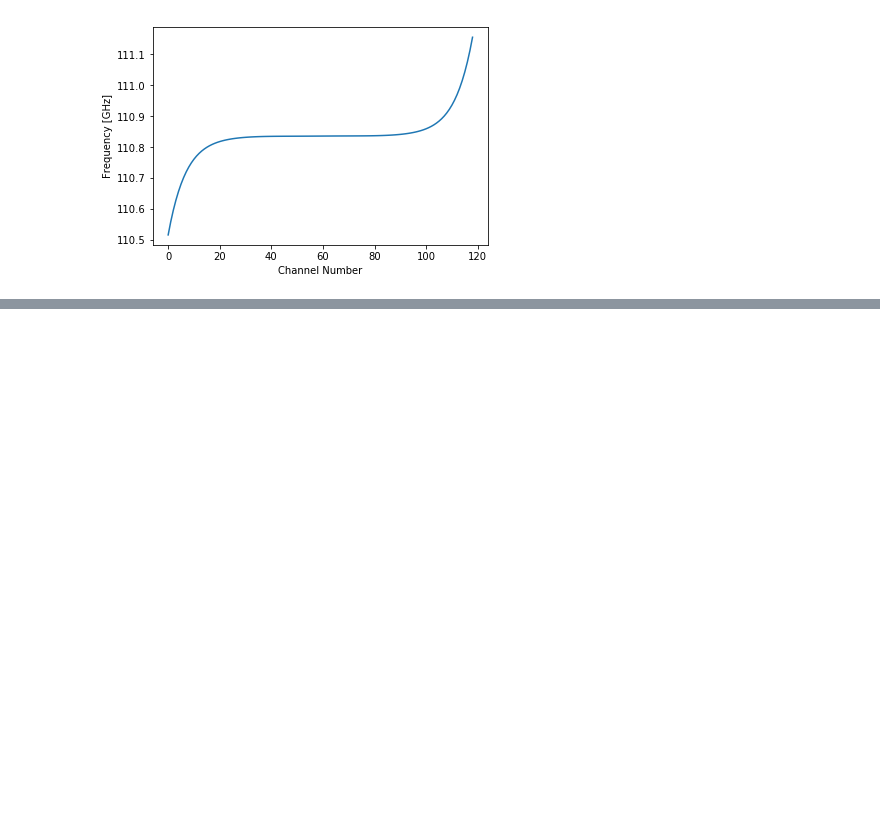
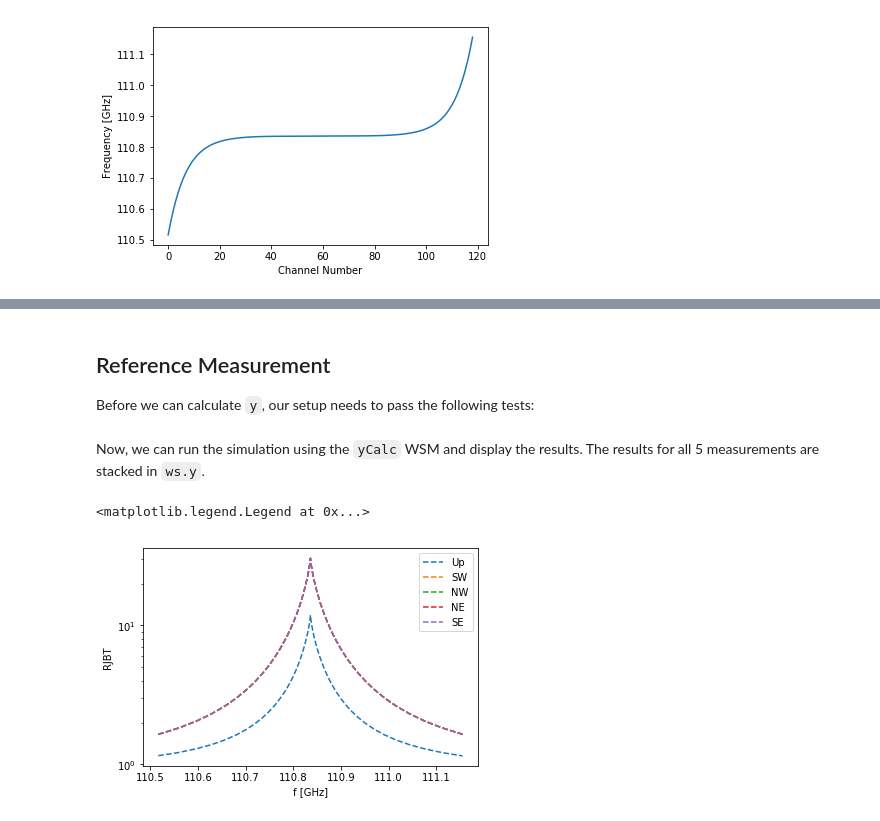
Before and after one commit to simonpf/typhon_examples, a Jupyter notebook: wind_3d.ipynb, the cells around one changed output, grey strips where cells are left out. Cells and saved outputs as stored; diff of their text form; code cells hidden in the pictures; blank space fills up the shorter version.

```diff
--- a/wind_3d.ipynb
+++ b/wind_3d.ipynb
@@ -57,0 +72,8 @@ ws.PFromZSimple(ws.p_grid, np.arange(z_surf - 1e3, z_toa, 2e3))
+# %%
+z_toa  = 95e3;
+z_surf = 1e3;
+ws.PFromZSimple(ws.p_grid, np.arange(z_surf - 1e3, z_toa, 2e3))
+ws.lat_grid = np.arange(-40.0, 10.0, 10.0)
+ws.lon_grid = np.arange(30.0, 80.0, 10.0)
+ws.z_surface = z_surf * np.ones((np.asarray(ws.lat_grid).size,
+                                 np.asarray(ws.lon_grid).size))
@@ -81,0 +107,8 @@ f_backend = np.arange(f_grid.min() + df, f_grid.max() -df, df)
+# %%
+df = 50e3
+f_backend = np.arange(ws.f_grid.value().min() + 2.0 * df, ws.f_grid.value().max() - 2.0 * df, df)
+ws.backend_channel_responseGaussian(np.array([df]), np.array([2.0]))
+ws.AntennaOff()
+
+ws.sensor_norm = 1
+ws.sensor_responseInit()
@@ -81,0 +119,11 @@ f_backend = np.arange(f_grid.min() + df, f_grid.max() -df, df)
+# %%
+ws.sensor_los = np.array([[0.0, 0.0,],
+                          [70.0, -135.0],
+                          [70.0, -45.0],
+                          [70.0, 45.0],
+                          [70.0, 135.0]])
+ws.sensor_pos = np.array([[2000.0, -21.1, 55.6]] * 5)
+# %% [markdown]
+## Reference Measurement
+
+Before we can calculate `y`, our setup needs to pass the following tests:
@@ -81,0 +139,17 @@ f_backend = np.arange(f_grid.min() + df, f_grid.max() -df, df)
+# %% [markdown]
+Now, we can run the simulation using the `yCalc` WSM and display the results. The results for all 5 measurements are stacked in `ws.y`.
+# %%
+ws.yCalc()
+
+# Plot results
+y = np.asarray(ws.y)
+f = np.asarray(ws.f_grid)
+labels = ["Up", "SW", "NW", "NE", "SE"]
+for i,l in zip(range(0, y.size, y.size // 5), labels):
+    plt.plot(f * 1e-9, y[i:i+f.size], label=l)
+plt.xlabel("f [GHz]")
+plt.ylabel("RJBT")
+plt.legend()
+# %% [output]
+<matplotlib.legend.Legend at 0x...>
+[figure, added]
```
Also changed, not shown: parts of 11 cells of this notebook.
